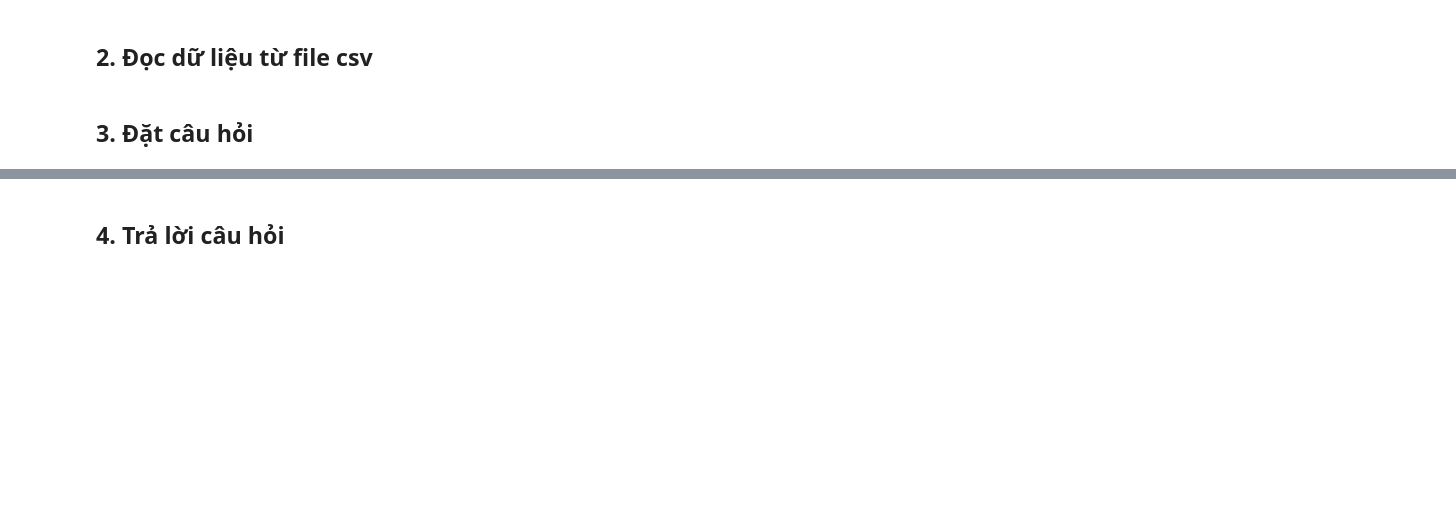
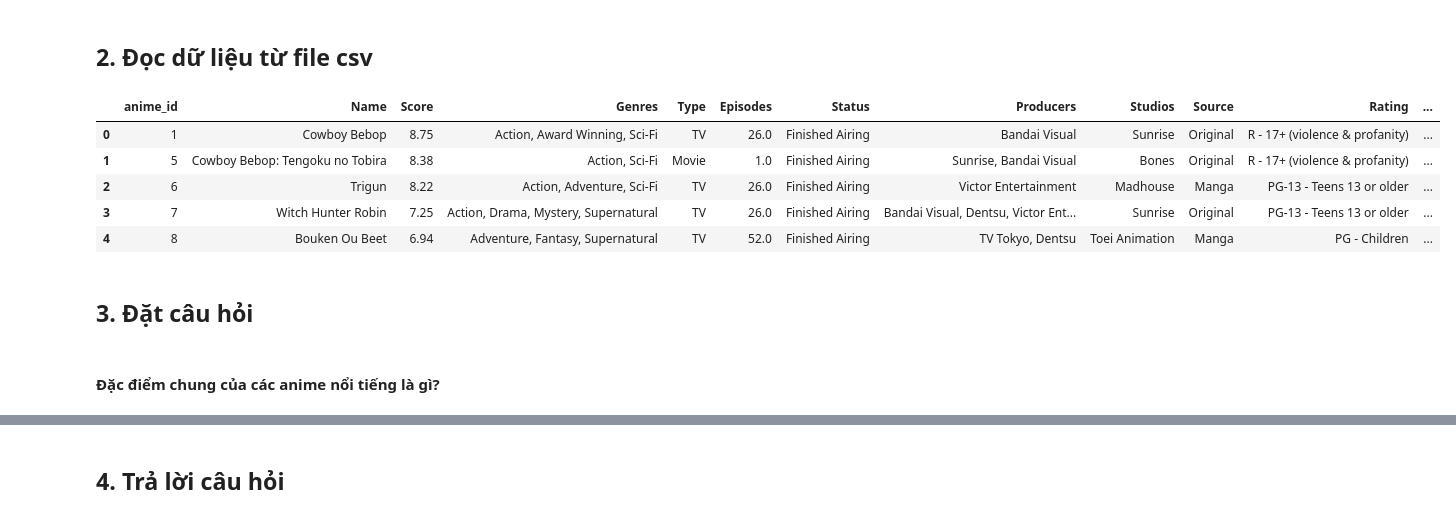
Before and after one commit to AnTuannn/FinalProject_LTKHDL_HKT, a Jupyter notebook: TraLoiCauHoi.ipynb, the cells around one changed output, grey strips where cells are left out. Cells and saved outputs as stored; diff of their text form; code cells hidden in the pictures; blank space fills up the shorter version.

```diff
--- a/TraLoiCauHoi.ipynb
+++ b/TraLoiCauHoi.ipynb
@@ -8,5 +8,18 @@ import pandas as pd
 import matplotlib.pyplot as plt
 # %% [markdown]
 ## 2. Đọc dữ liệu từ file csv
+# %%
+anime23_df = pd.read_csv('anime23_preprocessing.csv')
+# %%
+anime23_df.head()
+# %% [output]
+|  | anime_id | Name | Score | Genres | Type | Episodes | Status | Producers | Studios | Source | Rating | ... |
+| 0 | 1 | Cowboy Bebop | 8.75 | Action, Award Winning, Sci-Fi | TV | 26.0 | Finished Airing | Bandai Visual | Sunrise | Original | R - 17+ (violence & profanity) | ... |
+| 1 | 5 | Cowboy Bebop: Tengoku no Tobira | 8.38 | Action, Sci-Fi | Movie | 1.0 | Finished Airing | Sunrise, Bandai Visual | Bones | Original | R - 17+ (violence & profanity) | ... |
+| 2 | 6 | Trigun | 8.22 | Action, Adventure, Sci-Fi | TV | 26.0 | Finished Airing | Victor Entertainment | Madhouse | Manga | PG-13 - Teens 13 or older | ... |
+| 3 | 7 | Witch Hunter Robin | 7.25 | Action, Drama, Mystery, Supernatural | TV | 26.0 | Finished Airing | Bandai Visual, Dentsu, Victor Ent... | Sunrise | Original | PG-13 - Teens 13 or older | ... |
+| 4 | 8 | Bouken Ou Beet | 6.94 | Adventure, Fantasy, Supernatural | TV | 52.0 | Finished Airing | TV Tokyo, Dentsu | Toei Animation | Manga | PG - Children | ... |
 # %% [markdown]
 ## 3. Đặt câu hỏi
+# %% [markdown]
+#### Đặc điểm chung của các anime nổi tiếng là gì?
```
Also changed, not shown: parts of 13 cells of this notebook.
